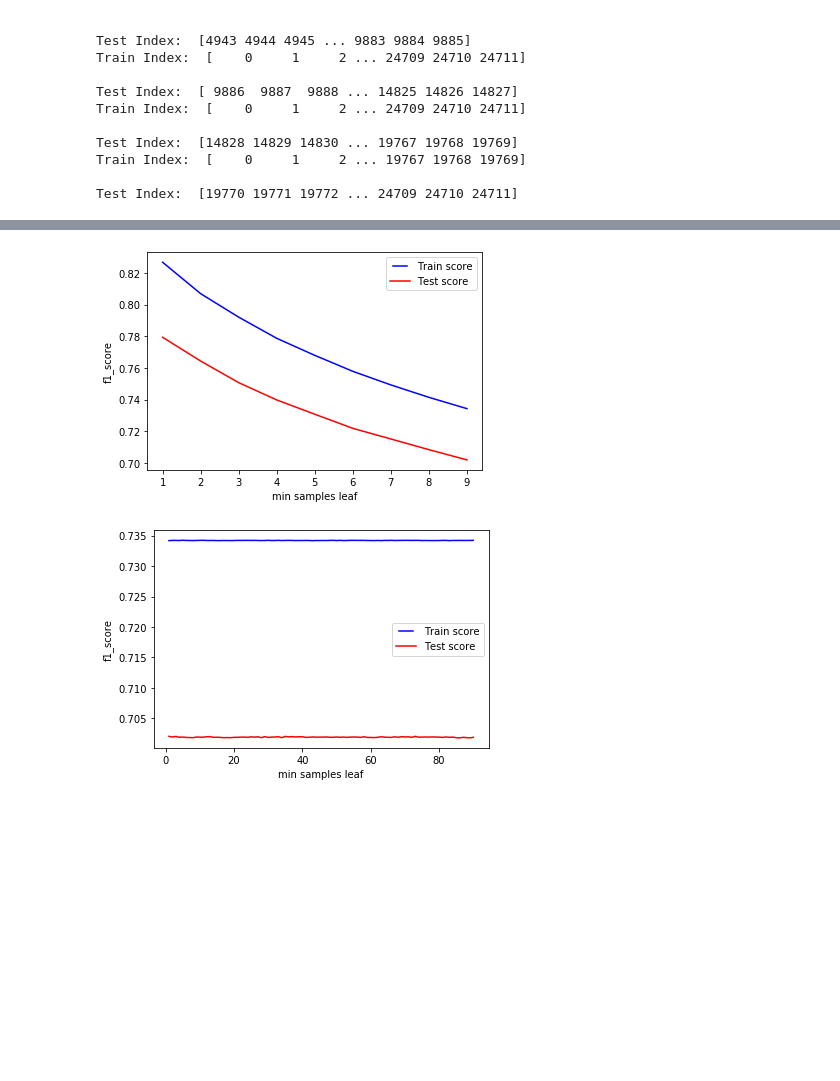
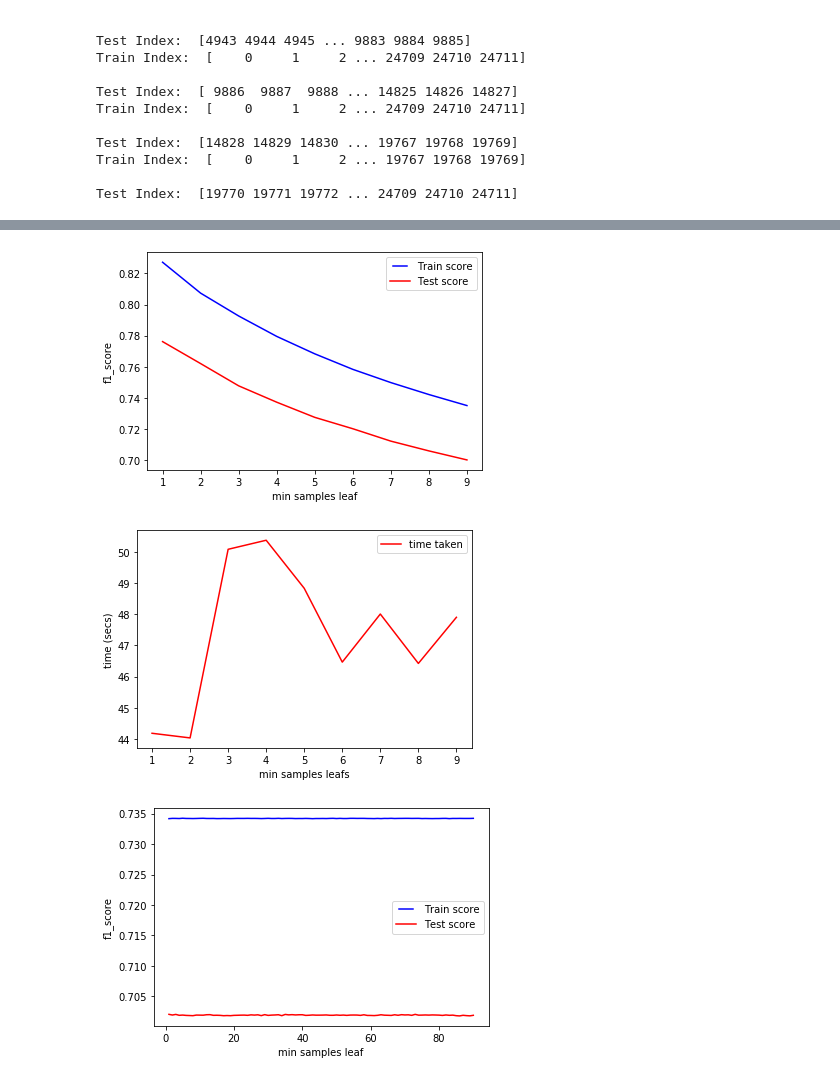
Before and after one commit to jwar663/CarCrashClassifier, a Jupyter notebook: decisionTrees.ipynb, the cells around one changed output, grey strips where cells are left out. Drawn from its saved outputs; the diff is of its cells as text; code cells hidden in the pictures; blank space fills up the shorter version.

```diff
--- a/decisionTrees.ipynb
+++ b/decisionTrees.ipynb
@@ -154,12 +147,18 @@ Train Index:  [    0     1     2 ... 19767 19768 19769]
 
 Test Index:  [19770 19771 19772 ... 24709 24710 24711]
 # %%
-max_depths = np.linspace(1, 100, 100, endpoint=True)
+max_depths = np.linspace(1, 200, 200, endpoint=True)
 train_results = []
 test_results = []
+training_time = []
 for max_depth in max_depths:
    dt = DecisionTreeClassifier(max_depth=max_depth)
+
+   start = time.time()
    dt.fit(X_train, y_train)
+   stop = time.time()
+
+   training_time.append(stop - start)
 
    predict_train = dt.predict(X_train)
    score = f1_score(y_train,predict_train,labels=pd.unique(predict_train),average='weighted')
@@ -176,4 +175,10 @@ plt.legend(handler_map={line1: HandlerLine2D(numpoints=2)})
 plt.ylabel('f1_score')
 plt.xlabel('Tree depth')
 plt.show()
+
+time_line, = plt.plot(max_depths, training_time, 'r', label="time taken")
+plt.legend(handler_map={time_line: HandlerLine2D(numpoints=1)})
+plt.ylabel('time (mins)')
+plt.xlabel('num trees')
+plt.show()
 # %% [output]
@@ -181,10 +195,16 @@ plt.show()
 # %%
-min_splits = range(2,10)
+min_splits = range(2,20)
 train_results1 = []
 test_results1 = []
+training_time1 = []
 for splits in min_splits:
    dt = DecisionTreeClassifier(min_samples_split = splits)
+
+   start = time.time()
    dt.fit(X_train, y_train)
+   stop = time.time()
+
+   training_time1.append(stop - start)
 
    predict_train = dt.predict(X_train)
    score = f1_score(y_train,predict_train,labels=pd.unique(predict_train),average='weighted')
@@ -200,4 +220,10 @@ plt.legend(handler_map={line1: HandlerLine2D(numpoints=2)})
 plt.ylabel('f1_score')
 plt.xlabel('min samples split')
 plt.show()
+
+time_line, = plt.plot(min_splits, training_time1, 'r', label="time taken")
+plt.legend(handler_map={time_line: HandlerLine2D(numpoints=1)})
+plt.ylabel('time (secs)')
+plt.xlabel('min samples splits')
+plt.show()
 # %% [output]
@@ -205,27 +232,41 @@ plt.show()
 # %%
 min_samples_leafs  = range(1,10)
 train_results2 = []
 test_results2 = []
+training_time2 = []
 for min_samples in min_samples_leafs:
    dt = DecisionTreeClassifier(min_samples_leaf = min_samples)
+
+   start = time.time()
    dt.fit(X_train, y_train)
+   stop = time.time()
+
+   training_time2.append(stop - start)
+
 
    predict_train = dt.predict(X_train)
    score = f1_score(y_train,predict_train,labels=pd.unique(predict_train),average='weighted')
    train_results2.append(score)
 
    predict_test = dt.predict(X_test)
    score1 = f1_score(y_test,predict_test,labels=pd.unique(predict_test),average='weighted')
    test_results2.append(score1)
 
 line1, = plt.plot(min_samples_leafs, train_results2, 'b', label="Train score")
 line2, = plt.plot(min_samples_leafs, test_results2, 'r', label="Test score")
 plt.legend(handler_map={line1: HandlerLine2D(numpoints=2)})
 plt.ylabel('f1_score')
 plt.xlabel('min samples leaf')
 plt.show()
+
+time_line, = plt.plot(min_samples_leafs, training_time2, 'r', label="time taken")
+plt.legend(handler_map={time_line: HandlerLine2D(numpoints=1)})
+plt.ylabel('time (secs)')
+plt.xlabel('min samples leafs')
+plt.show()
 # %% [output]
-[figure, old version]
+[figure, new version]
+[figure, added]
 # %%
 max_features = list(range(1,X.shape[1]))
 train_results3 = []
```
Also changed, not shown: parts of 12 cells of this notebook, 2 other files.
